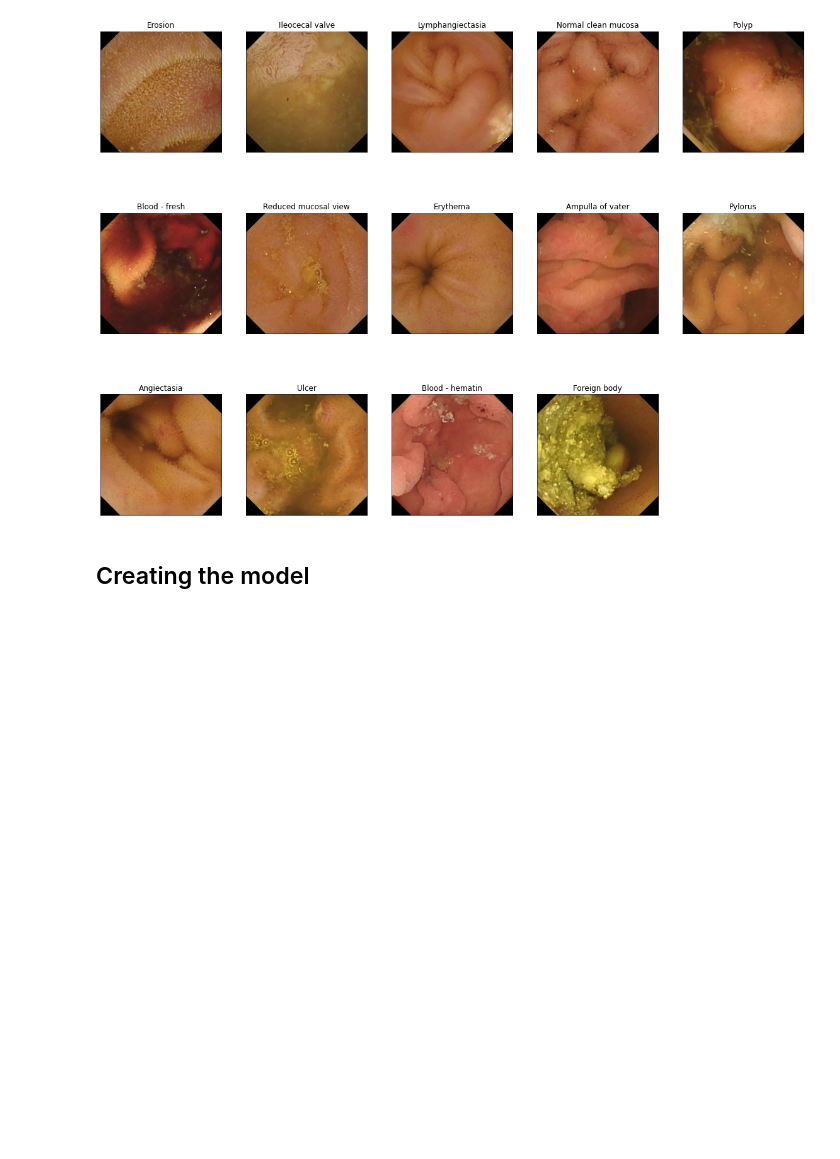
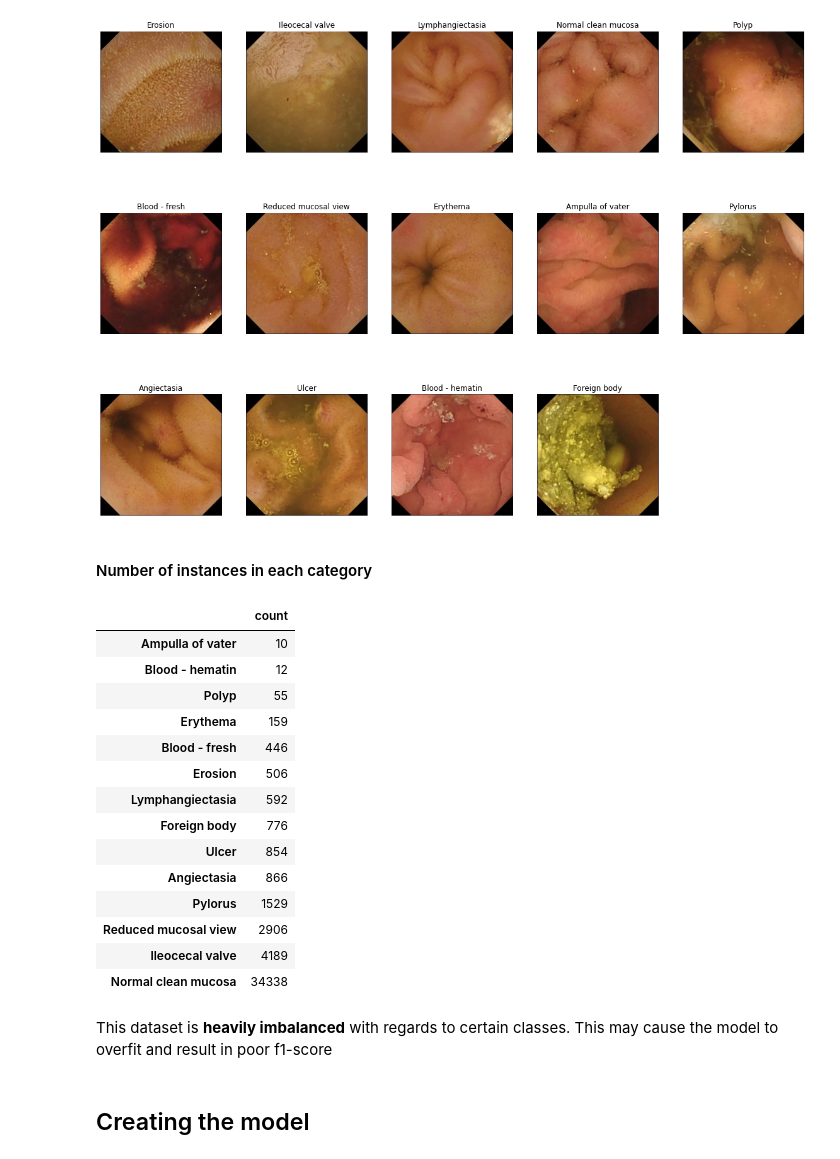
Before and after one commit to teamoptimusai/gastrointestinal-tract-anomaly-classification, a Jupyter notebook: notebooks/Kvasir_Capsule_DenseNet201_with_augmentation.ipynb, the cells around one changed output. Drawn from its saved outputs; the diff is of its cells as text; code cells hidden in the pictures; blank space fills up the shorter version.

```diff
--- a/notebooks/Kvasir_Capsule_DenseNet201_with_augmentation.ipynb
+++ b/notebooks/Kvasir_Capsule_DenseNet201_with_augmentation.ipynb
@@ -78,0 +70,6 @@ print(categories)
+# %%
+from pathlib import Path
+
+datadir = Path('labelled_images')
+category_dirs = [x for x in datadir.rglob('*') if x.is_dir()]
+categories = [x.name for x in category_dirs]
@@ -127,6 +147,34 @@ for cat_dir in glob.glob(datadir +"/*"):
   plot_num+=1
 # %% [output]
 [figure]
+# %% [markdown]
+#### Number of instances in each category
+# %%
+category_counts = {}
+for cat_dir in category_dirs:
+  category_counts[cat_dir.name] = len(list(cat_dir.glob("*.jpg")))
+# %%
+category_counts = pd.DataFrame.from_dict(category_counts, orient = "index", columns = ["count"])
+# %%
+category_counts.sort_values("count")
+# %% [output]
+|  | count |
+| Ampulla of vater | 10 |
+| Blood - hematin | 12 |
+| Polyp | 55 |
+| Erythema | 159 |
+| Blood - fresh | 446 |
+| Erosion | 506 |
+| Lymphangiectasia | 592 |
+| Foreign body | 776 |
+| Ulcer | 854 |
+| Angiectasia | 866 |
+| Pylorus | 1529 |
+| Reduced mucosal view | 2906 |
+| Ileocecal valve | 4189 |
+| Normal clean mucosa | 34338 |
+# %% [markdown]
+This dataset is **heavily imbalanced** with regards to certain classes. This may cause the model to overfit and result in poor f1-score
 # %% [markdown]
 ## Creating the model
 # %% [markdown]
```
Also changed, not shown: parts of 8 cells of this notebook, 1 other file.
